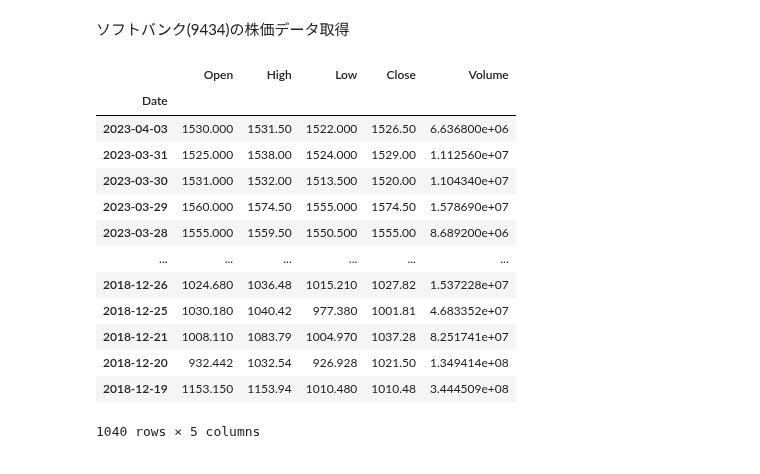
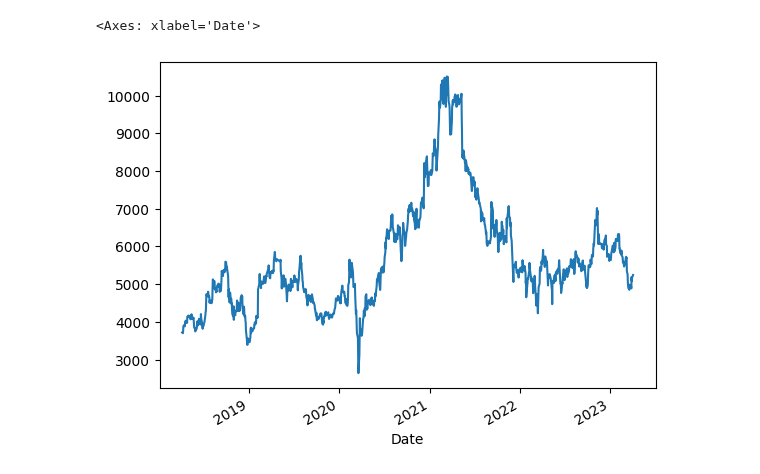
Before and after one commit to hirokimituya/stock-price-analysis, a Jupyter notebook: technical_analysis/株価分析.ipynb, the cells around one changed output. Drawn from its saved outputs; the diff is of its cells as text; code cells hidden in the pictures.

```diff
--- a/technical_analysis/株価分析.ipynb
+++ b/technical_analysis/株価分析.ipynb
@@ -1,23 +1,16 @@
 # %% [markdown]
 <a href="https://colab.research.google.com/github/hirokimituya/stock-price-analysis/blob/main/technical_analysis/%E6%A0%AA%E4%BE%A1%E5%88%86%E6%9E%90.ipynb" target="_parent"><img src="https://colab.research.google.com/assets/colab-badge.svg" alt="Open In Colab"/></a>
-# %% [markdown]
-ソフトバンク(9434)の株価データ取得
 # %%
 import pandas_datareader.data as pdr
-df = pdr.DataReader('9434.JP', 'stooq')
-df
+
+# 株価データを取得するメソッド
+def get_stock_data(code):
+    df = pdr.DataReader(f'{code}.JP', 'stooq').sort_index()
+    return df
-# %% [output]
-|  | Open | High | Low | Close | Volume |
-| Date |  |  |  |  |  |
-| 2023-04-03 | 1530.000 | 1531.50 | 1522.000 | 1526.50 | 6.636800e+06 |
-| 2023-03-31 | 1525.000 | 1538.00 | 1524.000 | 1529.00 | 1.112560e+07 |
-| 2023-03-30 | 1531.000 | 1532.00 | 1513.500 | 1520.00 | 1.104340e+07 |
-| 2023-03-29 | 1560.000 | 1574.50 | 1555.000 | 1574.50 | 1.578690e+07 |
-| 2023-03-28 | 1555.000 | 1559.50 | 1550.500 | 1555.00 | 8.689200e+06 |
-| ... | ... | ... | ... | ... | ... |
-| 2018-12-26 | 1024.680 | 1036.48 | 1015.210 | 1027.82 | 1.537228e+07 |
-| 2018-12-25 | 1030.180 | 1040.42 | 977.380 | 1001.81 | 4.683352e+07 |
-| 2018-12-21 | 1008.110 | 1083.79 | 1004.970 | 1037.28 | 8.251741e+07 |
-| 2018-12-20 | 932.442 | 1032.54 | 926.928 | 1021.50 | 1.349414e+08 |
-| 2018-12-19 | 1153.150 | 1153.94 | 1010.480 | 1010.48 | 3.444509e+08 |
-1040 rows × 5 columns
+# %%
+#　ソフトバンクの株価データ取得
+df = get_stock_data(9984)
+df['Close'].plot()
+# %% [output]
+<Axes: xlabel='Date'>
+[figure, added]
```
